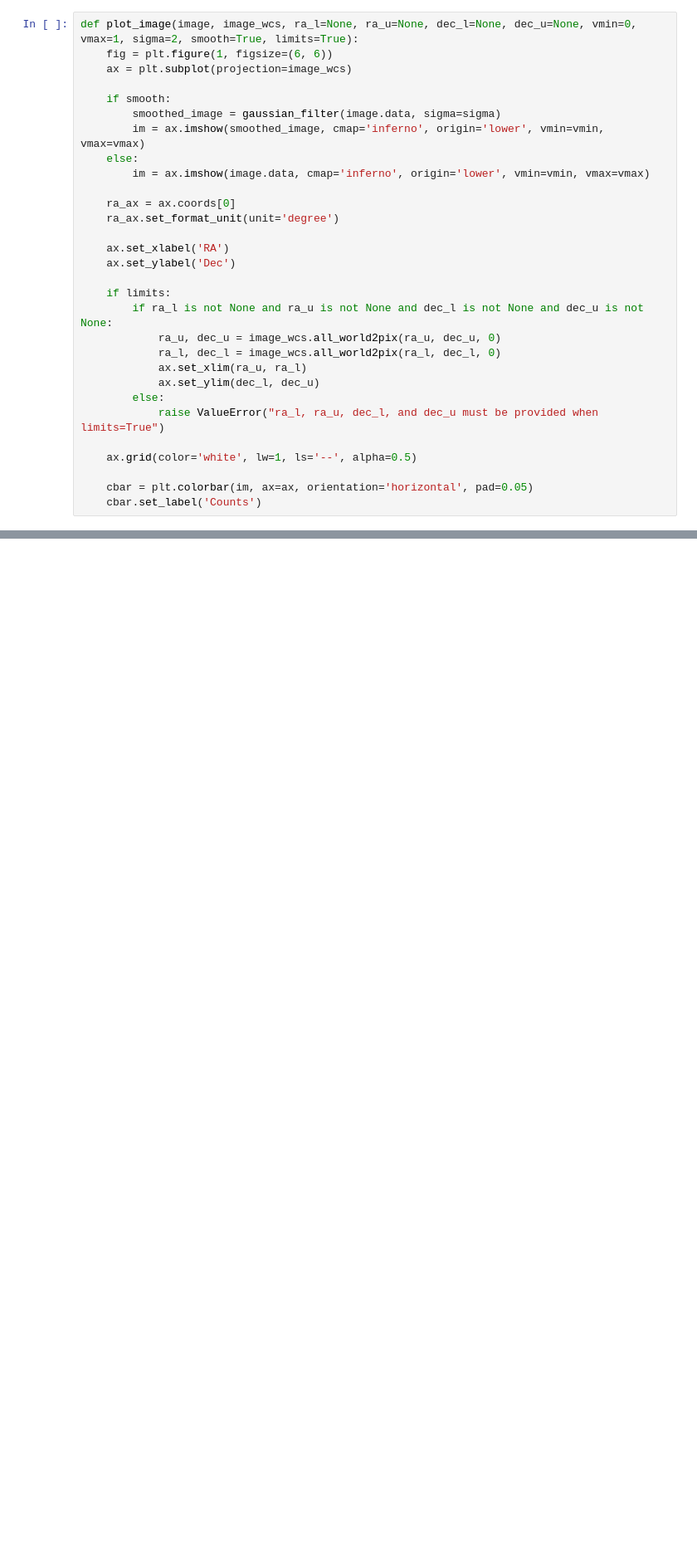
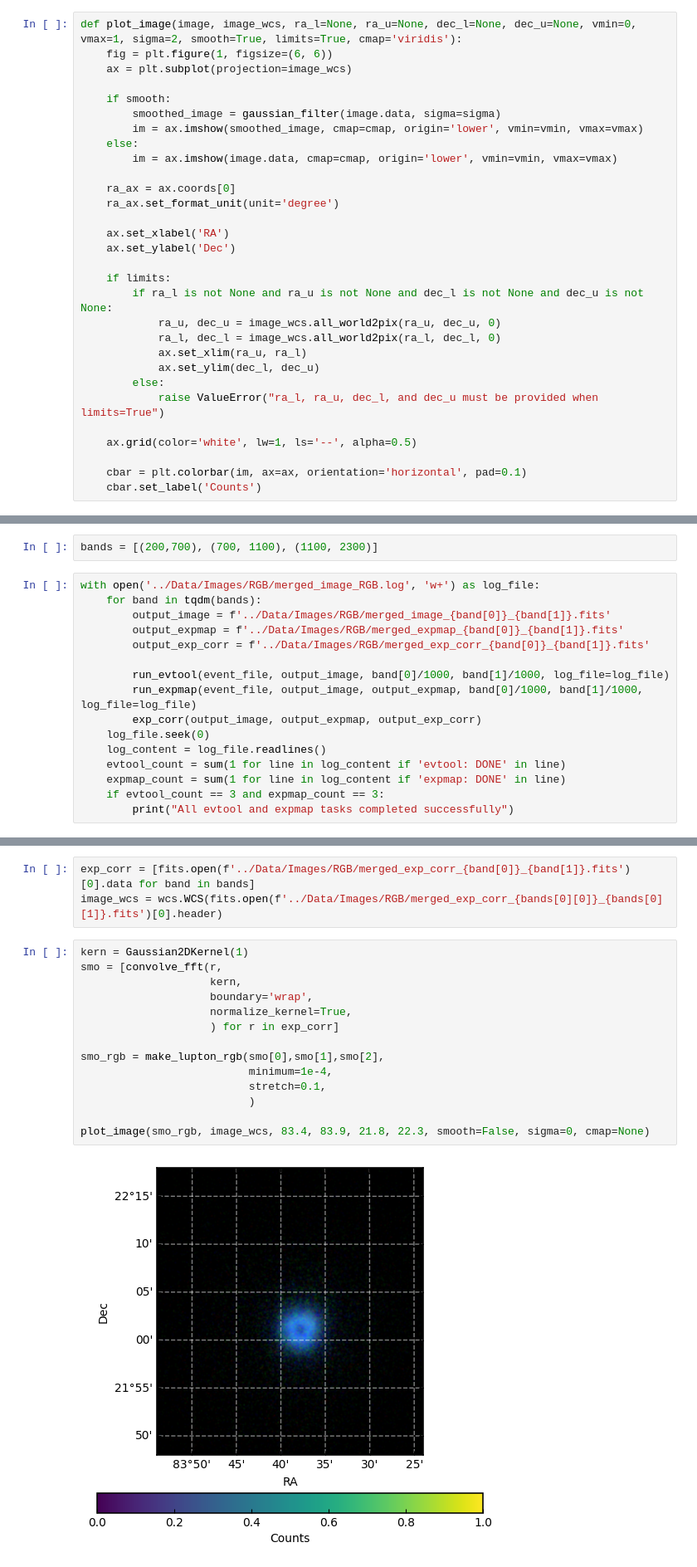
Before and after one commit to AdiPandya/HEA_SNR_Tutorials, a Jupyter notebook: eROSITA_eSASS_Tutorials/Imaging/02_Imaging.ipynb, the cells around one changed output, grey strips where cells are left out. Shown: that part at 83% size. Drawn from its saved outputs; the diff is of its cells as text; blank space fills up the shorter version.

Commit message:
eSASS: RGB image creation

```diff
--- a/eROSITA_eSASS_Tutorials/Imaging/02_Imaging.ipynb
+++ b/eROSITA_eSASS_Tutorials/Imaging/02_Imaging.ipynb
@@ -98,13 +94,13 @@ Set MJD-END to 58938.584398 from DATE-END'. [astropy.wcs.wcs]
 # %%
-def plot_image(image, image_wcs, ra_l=None, ra_u=None, dec_l=None, dec_u=None, vmin=0, vmax=1, sigma=2, smooth=True, limits=True):
+def plot_image(image, image_wcs, ra_l=None, ra_u=None, dec_l=None, dec_u=None, vmin=0, vmax=1, sigma=2, smooth=True, limits=True, cmap='viridis'):
     fig = plt.figure(1, figsize=(6, 6))
     ax = plt.subplot(projection=image_wcs)
 
     if smooth:
         smoothed_image = gaussian_filter(image.data, sigma=sigma)
-        im = ax.imshow(smoothed_image, cmap='inferno', origin='lower', vmin=vmin, vmax=vmax)
+        im = ax.imshow(smoothed_image, cmap=cmap, origin='lower', vmin=vmin, vmax=vmax)
     else:
-        im = ax.imshow(image.data, cmap='inferno', origin='lower', vmin=vmin, vmax=vmax)
+        im = ax.imshow(image.data, cmap=cmap, origin='lower', vmin=vmin, vmax=vmax)
 
     ra_ax = ax.coords[0]
     ra_ax.set_format_unit(unit='degree')
@@ -123,5 +119,5 @@ def plot_image(image, image_wcs, ra_l=None, ra_u=None, dec_l=None, dec_u=None, v
 
     ax.grid(color='white', lw=1, ls='--', alpha=0.5)
 
-    cbar = plt.colorbar(im, ax=ax, orientation='horizontal', pad=0.05)
+    cbar = plt.colorbar(im, ax=ax, orientation='horizontal', pad=0.1)
     cbar.set_label('Counts')
@@ -168,2 +204,20 @@ interactive(children=(FloatRangeSlider(value=(0.0, 0.8), description='vmin/vmax'
 # %% [markdown]
 ## Step 5: RGB image
+# %%
+bands = [(200,700), (700, 1100), (1100, 2300)]
+# %%
+with open('../Data/Images/RGB/merged_image_RGB.log', 'w+') as log_file:
+    for band in tqdm(bands):
+        output_image = f'../Data/Images/RGB/merged_image_{band[0]}_{band[1]}.fits'
+        output_expmap = f'../Data/Images/RGB/merged_expmap_{band[0]}_{band[1]}.fits'
+        output_exp_corr = f'../Data/Images/RGB/merged_exp_corr_{band[0]}_{band[1]}.fits'
+
+        run_evtool(event_file, output_image, band[0]/1000, band[1]/1000, log_file=log_file)
+        run_expmap(event_file, output_image, output_expmap, band[0]/1000, band[1]/1000, log_file=log_file)
+        exp_corr(output_image, output_expmap, output_exp_corr)
+    log_file.seek(0)
+    log_content = log_file.readlines()
+    evtool_count = sum(1 for line in log_content if 'evtool: DONE' in line)
+    expmap_count = sum(1 for line in log_content if 'expmap: DONE' in line)
+    if evtool_count == 3 and expmap_count == 3:
+        print("All evtool and expmap tasks completed successfully")
@@ -169,0 +226,19 @@ interactive(children=(FloatRangeSlider(value=(0.0, 0.8), description='vmin/vmax'
+# %%
+exp_corr = [fits.open(f'../Data/Images/RGB/merged_exp_corr_{band[0]}_{band[1]}.fits')[0].data for band in bands]
+image_wcs = wcs.WCS(fits.open(f'../Data/Images/RGB/merged_exp_corr_{bands[0][0]}_{bands[0][1]}.fits')[0].header)
+# %%
+kern = Gaussian2DKernel(1)
+smo = [convolve_fft(r,
+                    kern,
+                    boundary='wrap',
+                    normalize_kernel=True,
+                    ) for r in exp_corr]
+
+smo_rgb = make_lupton_rgb(smo[0],smo[1],smo[2],
+                          minimum=1e-4,
+                          stretch=0.1,
+                          )
+
+plot_image(smo_rgb, image_wcs, 83.4, 83.9, 21.8, 22.3, smooth=False, sigma=0, cmap=None)
+# %% [output]
+[figure, added]
```
Also changed, not shown: parts of 12 cells of this notebook, 1 other file.
